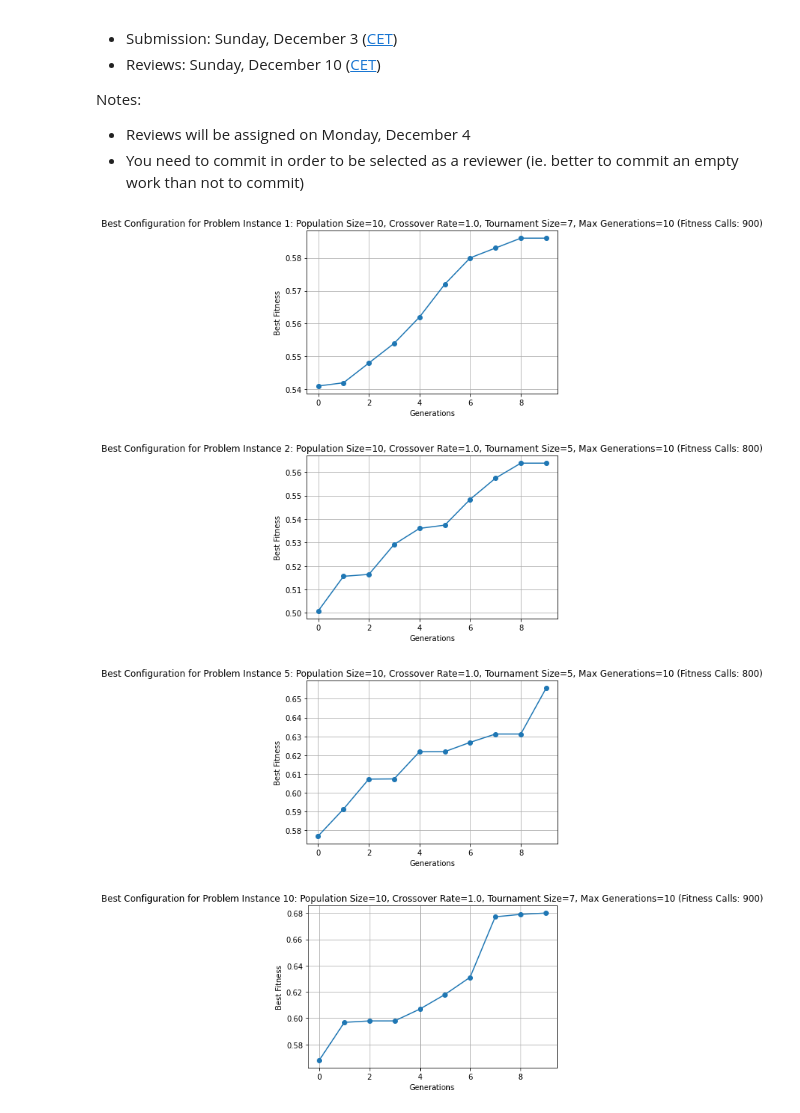
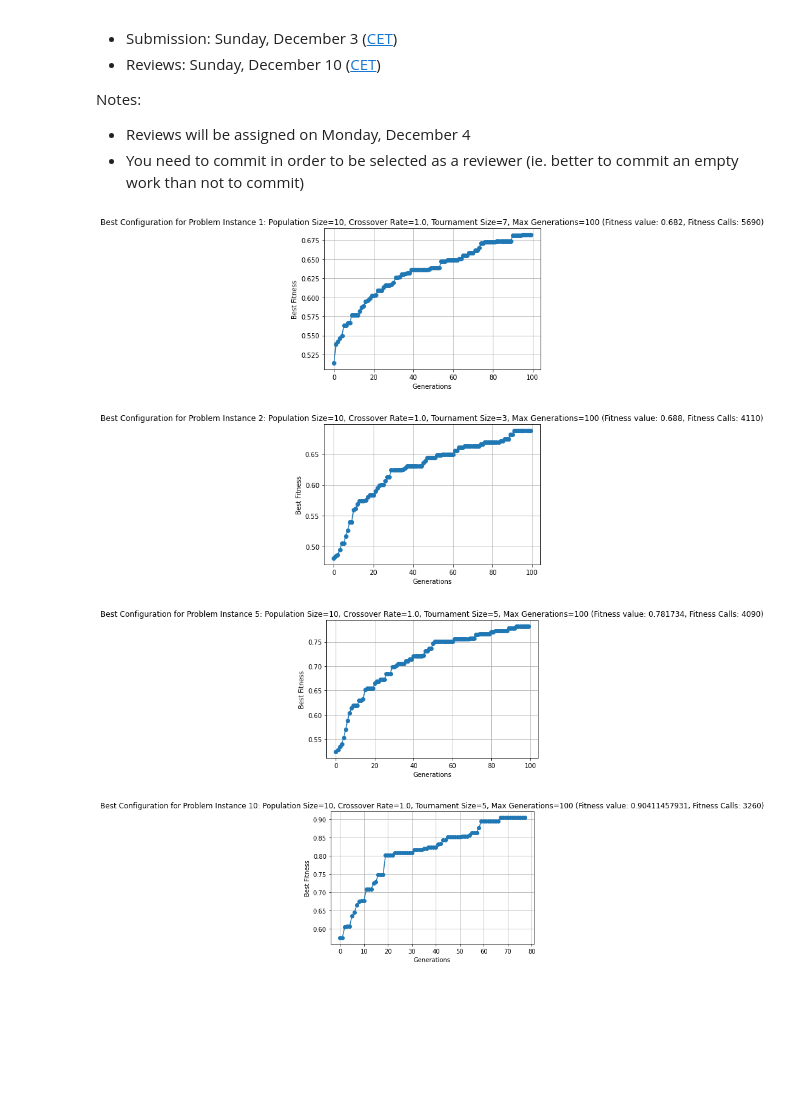
Before and after one commit to s316467/Computational-Intelligence-23-24, a Jupyter notebook: Labs/Lab9/lab2.ipynb, the cells around one changed output. Drawn from its saved outputs; the diff is of its cells as text; code cells hidden in the pictures; blank space fills up the shorter version.

Commit message:
Showed fitness final value too

```diff
--- a/Labs/Lab9/lab2.ipynb
+++ b/Labs/Lab9/lab2.ipynb
@@ -89,7 +89,7 @@ tournament_sizes = [3, 5, 7] # Advised by professor
 problem_instances = [1, 2, 5, 10] # Requirement of the assignment
 
 # Parameter (modifiable)
-max_generations = [10] # Other iterations number are too long to run
+max_generations = [100] # Other iterations number are too long to run
 population_sizes = [10] # [50, 100, 200, 500] # unuseful most of the times trying with other settings
 crossover_rates = [0.6, 0.8, 1.0]
 convergence_threshold = 10  # Number of generations without improvement to trigger termination
@@ -175,35 +175,35 @@ for problem_instance_number in problem_instances:
     for params in itertools.product(population_sizes, crossover_rates, tournament_sizes):
         # Prepare data for plotting
         fitness_values = []
         for max_generation in max_generations:
             key = (problem_instance_number,) + params + (max_generation,)
             fitness_values.append(best_fitness_per_instance_and_combination[key])
 
         # Plot the graph for this combination of parameters and problem instance
         plt.figure()
         plt.plot(max_generations, fitness_values, marker='o')
         title = f"Problem Instance {problem_instance_number}, Population Size={params[0]}, Crossover Rate={params[1]}, Tournament Size={params[2]}"
         plt.title(title)
         plt.xlabel("Max Generations")
         plt.ylabel("Best Fitness")
         plt.grid(True)
         plt.show()
 """
 
 # Plotting the highest fitness for each problem instance
 for problem_instance_number in problem_instances:
     highest_fitness, configuration, fitness_calls = highest_fitness_per_instance[problem_instance_number]
     if configuration:
         plt.figure()
         plt.plot(range(len(fitness_history_per_combination[configuration])), fitness_history_per_combination[configuration], marker='o')
-        title = f"Best Configuration for Problem Instance {problem_instance_number}: Population Size={configuration[1]}, Crossover Rate={configuration[2]}, Tournament Size={configuration[3]}, Max Generations={configuration[4]} (Fitness Calls: {fitness_calls})"
+        title = f"Best Configuration for Problem Instance {problem_instance_number}: Population Size={configuration[1]}, Crossover Rate={configuration[2]}, Tournament Size={configuration[3]}, Max Generations={configuration[4]} (Fitness value: {highest_fitness}, Fitness Calls: {fitness_calls})"
         plt.title(title)
         plt.xlabel("Generations")
         plt.ylabel("Best Fitness")
         plt.grid(True)
         plt.show()
 # %% [output]
-[figure, old version]
+[figure, new version]
-[figure, old version]
+[figure, new version]
-[figure, old version]
+[figure, new version]
-[figure, old version]
+[figure, new version]
```
